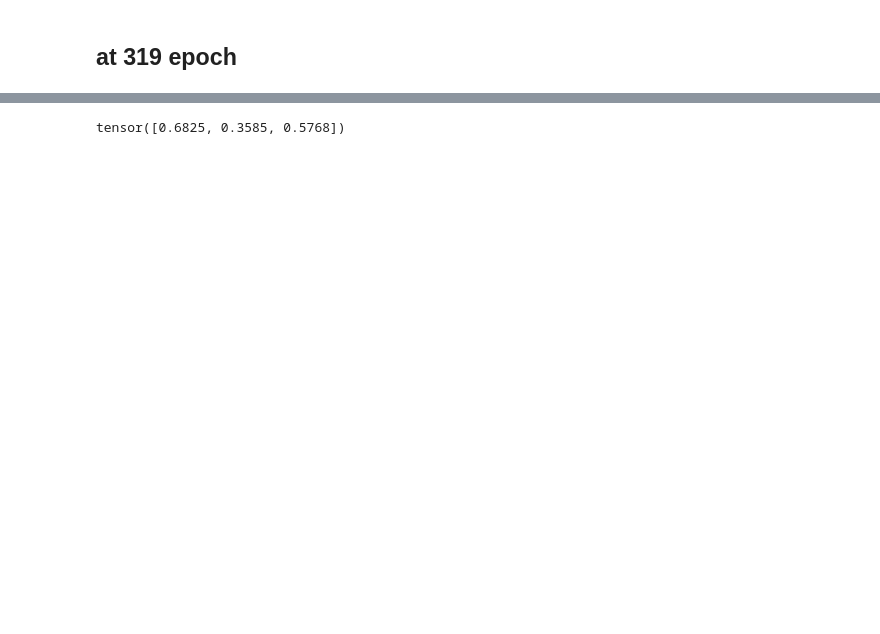
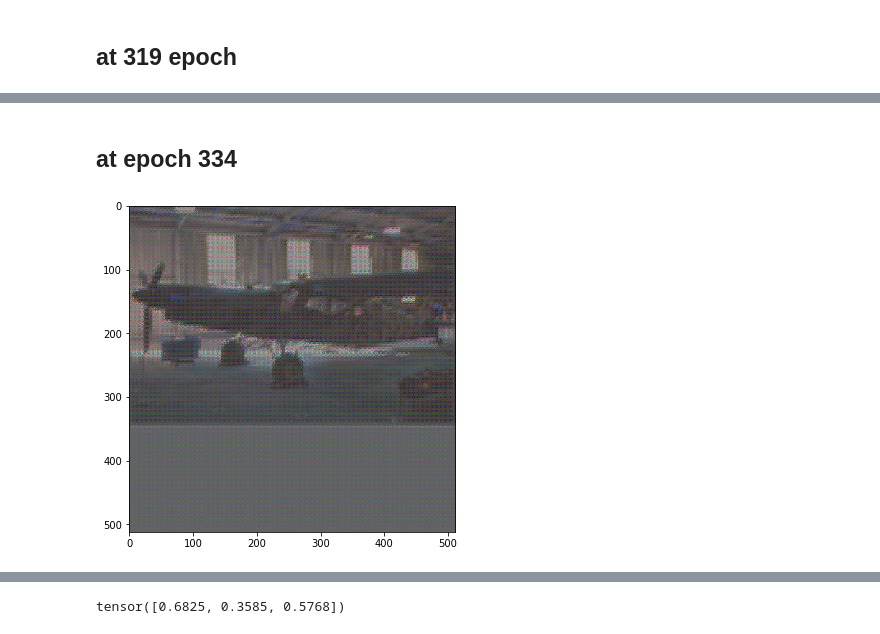
Before and after one commit to gnefihs/EfficientDet.Pytorch, a Jupyter notebook: visualize.ipynb, the cells around one changed output, grey strips where cells are left out. Saved outputs shown, nothing was run; the diff lists cells and outputs as text; code cells hidden in the pictures; blank space fills up the shorter version.

```diff
--- a/visualize.ipynb
+++ b/visualize.ipynb
@@ -81,0 +110,6 @@ show_tensor(torch.load('x4.pt')[0])
+# %% [markdown]
+## at epoch 334
+# %%
+show_tensor(torch.load('x4.pt')[0])
+# %% [output]
+[figure, added]
```
Also changed, not shown: parts of 21 cells of this notebook, 10 other files.
